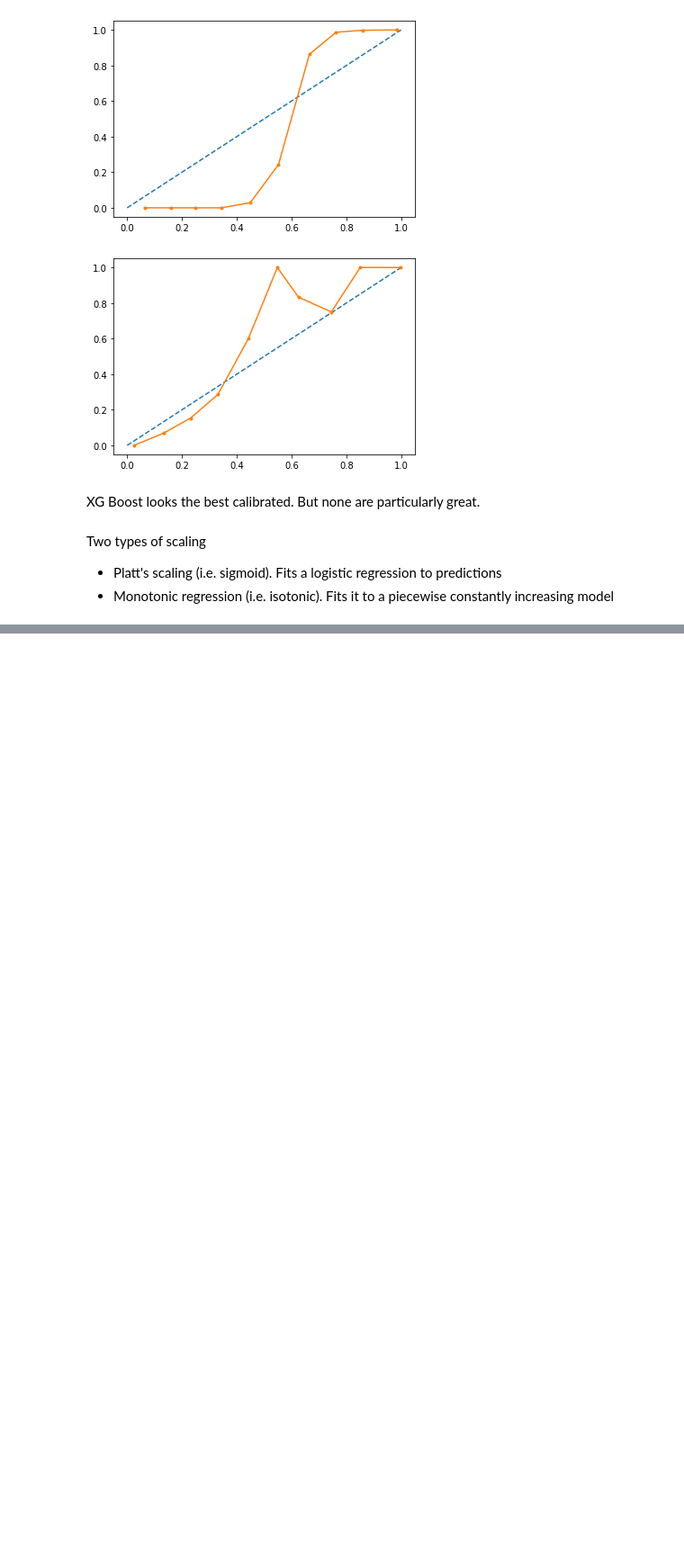
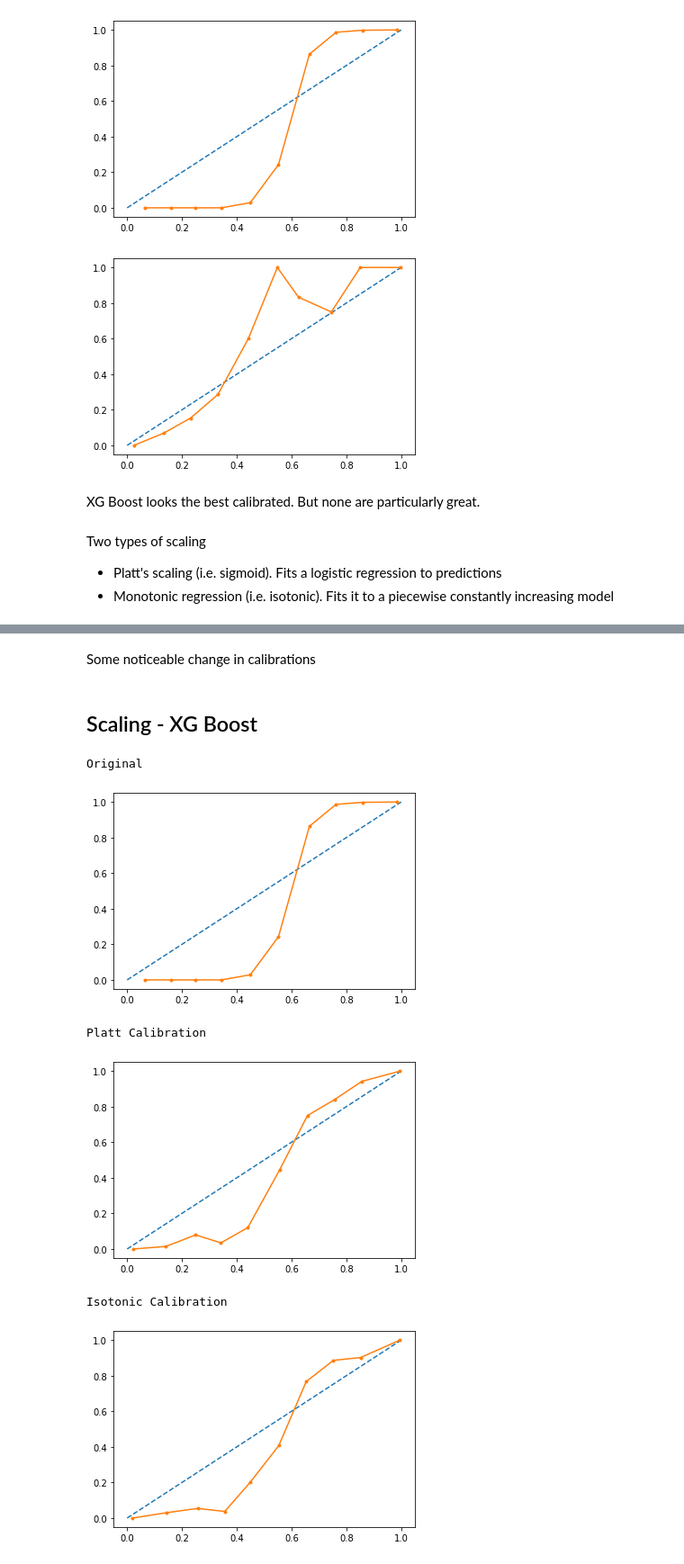
Before and after one commit to MarshallKrakauer/MovePrediction, a Jupyter notebook: ChessPrediction.ipynb, the cells around one changed output, grey strips where cells are left out. Shown at 90% size. Cells and saved outputs as stored; diff of their text form; code cells hidden in the pictures; blank space fills up the shorter version.

```diff
--- a/ChessPrediction.ipynb
+++ b/ChessPrediction.ipynb
@@ -374,0 +372,4 @@ Pretty big change in calibration
+# %% [markdown]
+Some noticeable change in calibrations
+# %% [markdown]
+## Scaling - XG Boost
@@ -374,0 +382,14 @@ Pretty big change in calibration
+# %%
+print("Original")
+plot_calibration(y_test, y_pred_prob_rf)
+print("Platt Calibration")
+plot_calibration(y_test, pred_prob_platt)
+print("Isotonic Calibration")
+plot_calibration(y_test, pred_prob_iso)
+# %% [output]
+Original
+[figure, added]
+Platt Calibration
+[figure, added]
+Isotonic Calibration
+[figure, added]
```
Also changed, not shown: parts of 12 cells of this notebook.
